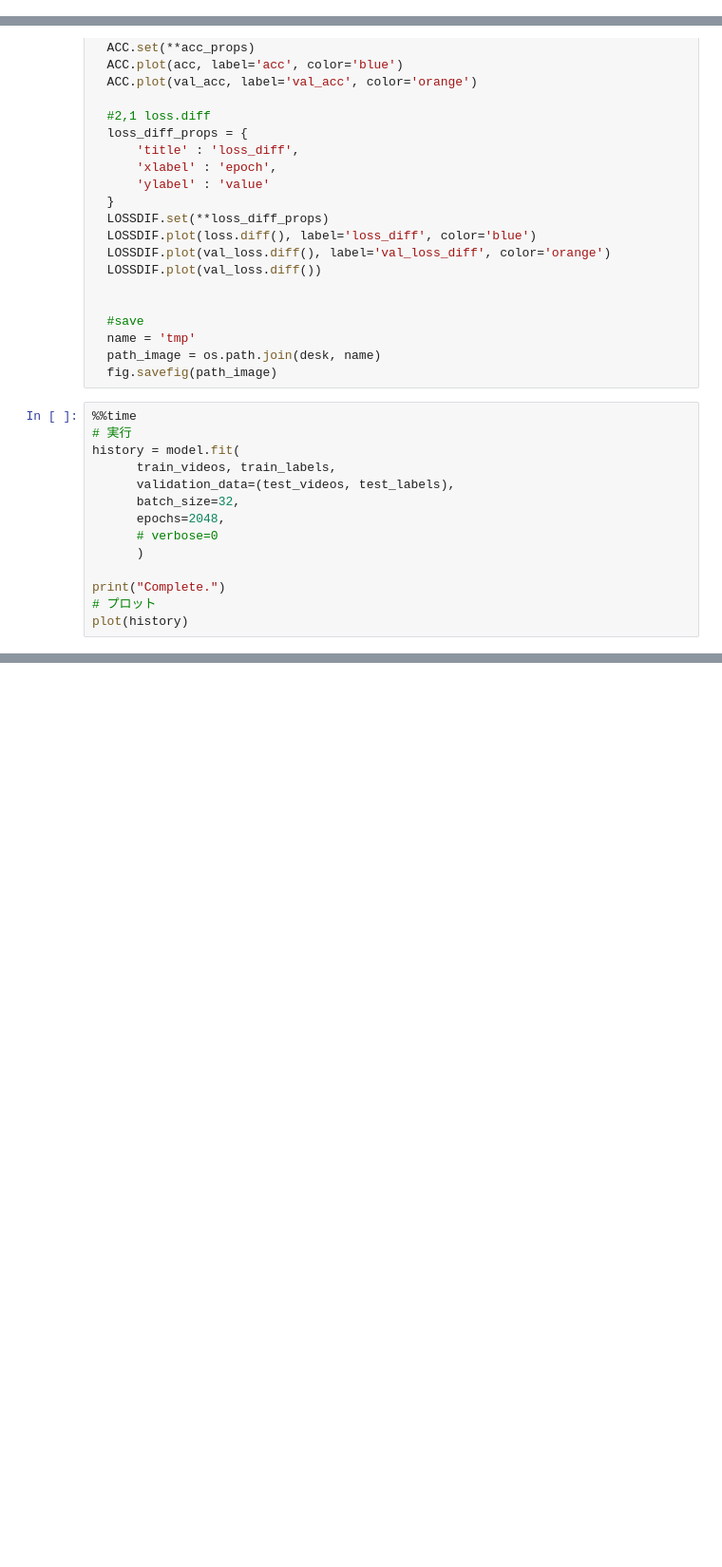
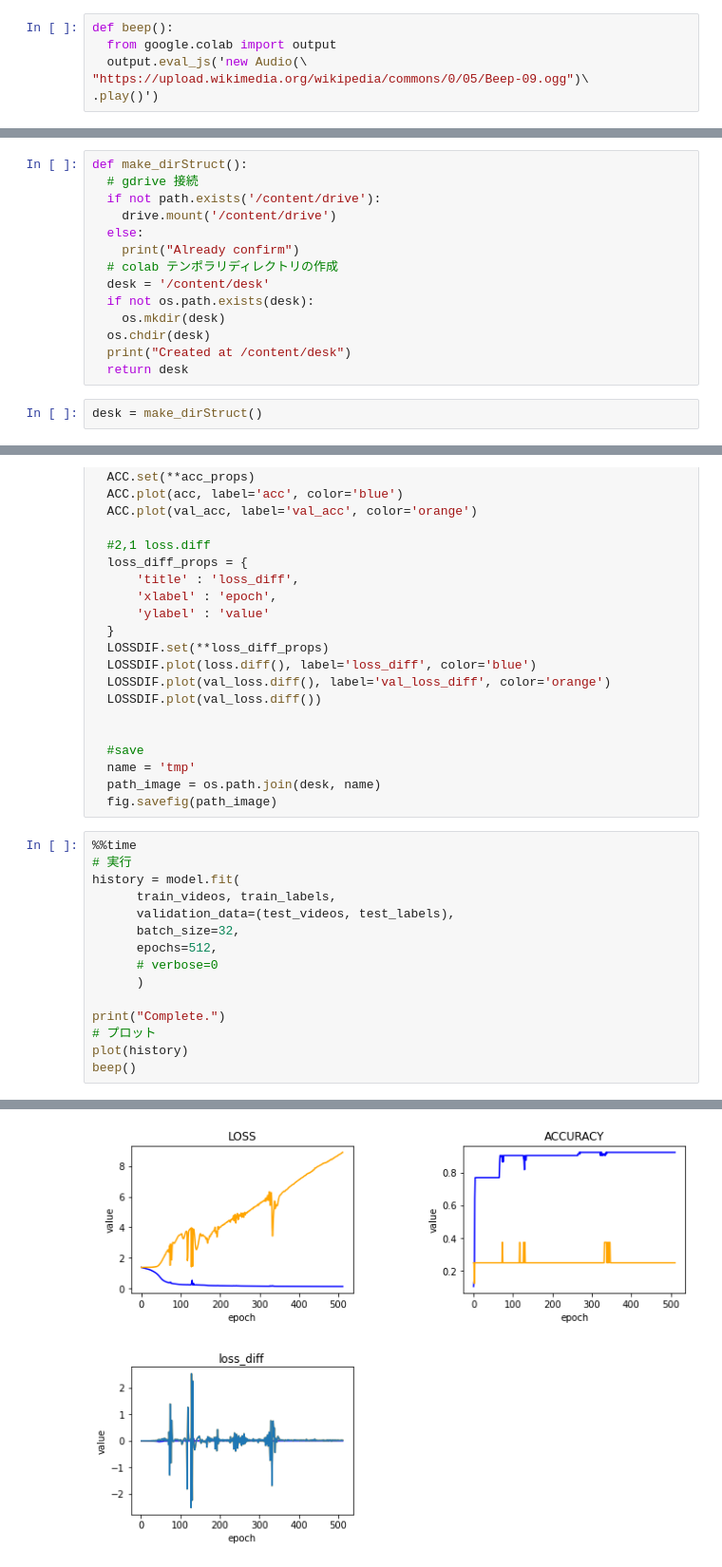
Before and after one commit to s1250103/Public_mori-lab, a Jupyter notebook: eras/tune/programs/0101_newModel.ipynb, the cells around one changed output, grey strips where cells are left out. Shown at 95% size. Cells and saved outputs as stored; diff of their text form; blank space fills up the shorter version.

```diff
--- a/eras/tune/programs/0101_newModel.ipynb
+++ b/eras/tune/programs/0101_newModel.ipynb
@@ -7,3 +9,9 @@
+# %%
+def beep():
+  from google.colab import output
+  output.eval_js('new Audio(\
+"https://upload.wikimedia.org/wikipedia/commons/0/05/Beep-09.ogg")\
+.play()')
 # %% [markdown]
 ##スクラッチ
 # %%
@@ -36,3 +48,19 @@ from keras.datasets import mnist
 from keras.models import Sequential
 from keras.layers import Dense, Activation, Dropout
 from keras.utils.np_utils import to_categorical
+# %%
+def make_dirStruct():
+  # gdrive 接続
+  if not path.exists('/content/drive'):
+    drive.mount('/content/drive')
+  else:
+    print("Already confirm")
+  # colab テンポラリディレクトリの作成
+  desk = '/content/desk'
+  if not os.path.exists(desk):
+    os.mkdir(desk)
+  os.chdir(desk)
+  print("Created at /content/desk")
+  return desk
+# %%
+desk = make_dirStruct()
@@ -251,10 +297,12 @@ history = model.fit(
       train_videos, train_labels,
       validation_data=(test_videos, test_labels),
       batch_size=32,
-      epochs=2048,
+      epochs=512,
       # verbose=0
       )
 
 print("Complete.")
 # プロット
 plot(history)
+beep()
+# %% [output]
@@ -260,0 +326 @@ plot(history)
+[figure, added]
```
Also changed, not shown: parts of 13 cells of this notebook.
